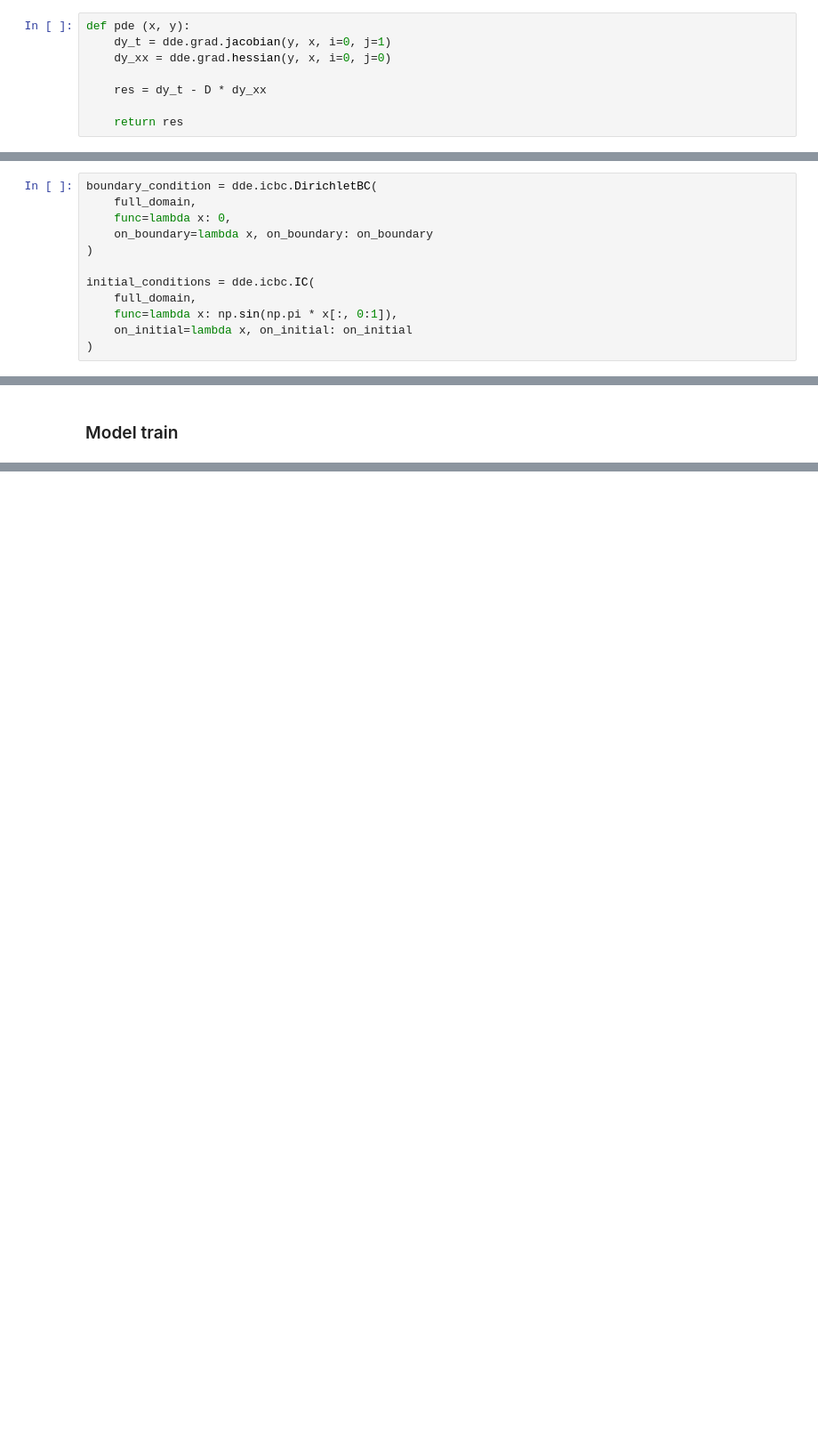
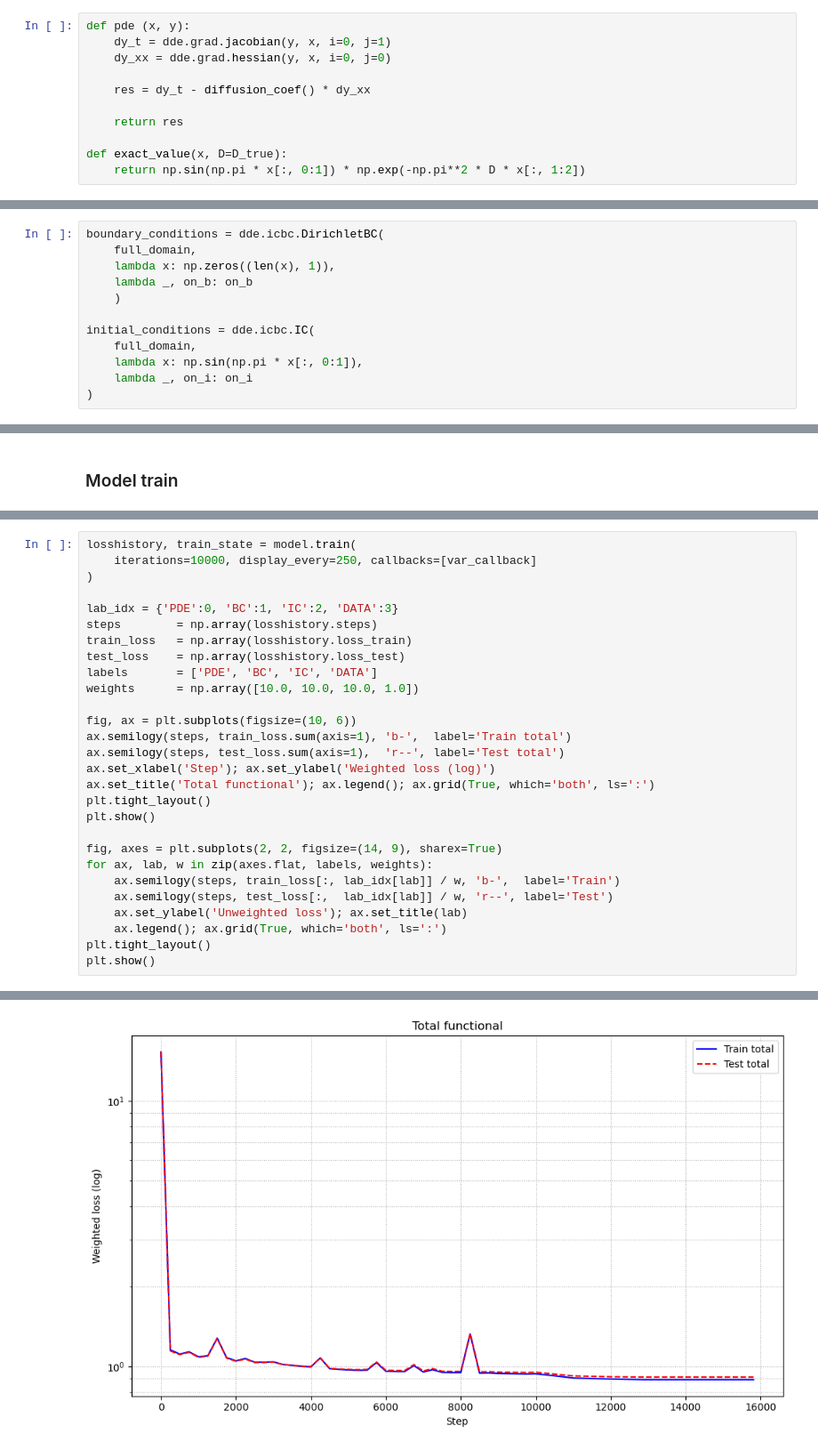
Before and after one commit to MickTheMG/PINNs, a Jupyter notebook: diffusion.ipynb, the cells around one changed output, grey strips where cells are left out. Shown at 89% size. Cells and saved outputs as stored; diff of their text form; blank space fills up the shorter version.

Commit message:
Changed grade and some problems with synthetic data

```diff
--- a/diffusion.ipynb
+++ b/diffusion.ipynb
@@ -34,22 +48,25 @@ def pde (x, y):
     dy_t = dde.grad.jacobian(y, x, i=0, j=1)
     dy_xx = dde.grad.hessian(y, x, i=0, j=0)
 
-    res = dy_t - D * dy_xx
+    res = dy_t - diffusion_coef() * dy_xx
 
     return res
+
+def exact_value(x, D=D_true):
+    return np.sin(np.pi * x[:, 0:1]) * np.exp(-np.pi**2 * D * x[:, 1:2])
 # %% [markdown]
 ### Specifying the boundary and initial conditions of the equation.
 # %%
-boundary_condition = dde.icbc.DirichletBC(
+boundary_conditions = dde.icbc.DirichletBC(
     full_domain,
-    func=lambda x: 0,
-    on_boundary=lambda x, on_boundary: on_boundary
-)
+    lambda x: np.zeros((len(x), 1)),
+    lambda _, on_b: on_b
+    )
 
 initial_conditions = dde.icbc.IC(
     full_domain,
-    func=lambda x: np.sin(np.pi * x[:, 0:1]),
-    on_initial=lambda x, on_initial: on_initial
+    lambda x: np.sin(np.pi * x[:, 0:1]),
+    lambda _, on_i: on_i
 )
 # %% [markdown]
 ### Adding “experimental data” and assembling the Data object (creating PINN training Config)
@@ -111,0 +140,29 @@ Best model at step 2000:
+# %%
+losshistory, train_state = model.train(
+    iterations=10000, display_every=250, callbacks=[var_callback]
+)
+
+lab_idx = {'PDE':0, 'BC':1, 'IC':2, 'DATA':3}
+steps        = np.array(losshistory.steps)
+train_loss   = np.array(losshistory.loss_train)
+test_loss    = np.array(losshistory.loss_test)
+labels       = ['PDE', 'BC', 'IC', 'DATA']
+weights      = np.array([10.0, 10.0, 10.0, 1.0])
+
+fig, ax = plt.subplots(figsize=(10, 6))
+ax.semilogy(steps, train_loss.sum(axis=1), 'b-',  label='Train total')
+ax.semilogy(steps, test_loss.sum(axis=1),  'r--', label='Test total')
+ax.set_xlabel('Step'); ax.set_ylabel('Weighted loss (log)')
+ax.set_title('Total functional'); ax.legend(); ax.grid(True, which='both', ls=':')
+plt.tight_layout()
+plt.show()
+
+fig, axes = plt.subplots(2, 2, figsize=(14, 9), sharex=True)
+for ax, lab, w in zip(axes.flat, labels, weights):
+    ax.semilogy(steps, train_loss[:, lab_idx[lab]] / w, 'b-',  label='Train')
+    ax.semilogy(steps, test_loss[:,  lab_idx[lab]] / w, 'r--', label='Test')
+    ax.set_ylabel('Unweighted loss'); ax.set_title(lab)
+    ax.legend(); ax.grid(True, which='both', ls=':')
+plt.tight_layout()
+plt.show()
+# %% [output]
@@ -111,0 +181 @@ Best model at step 2000:
+[figure, added]
```
Also changed, not shown: parts of 6 cells of this notebook.
